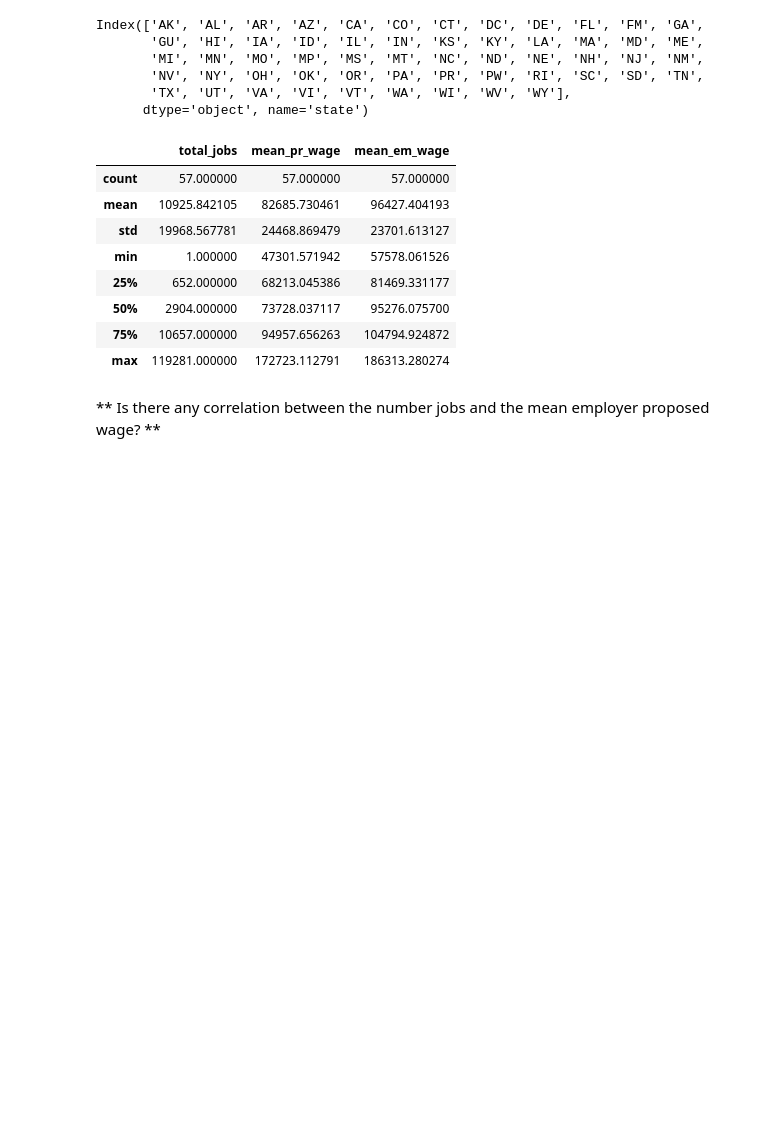
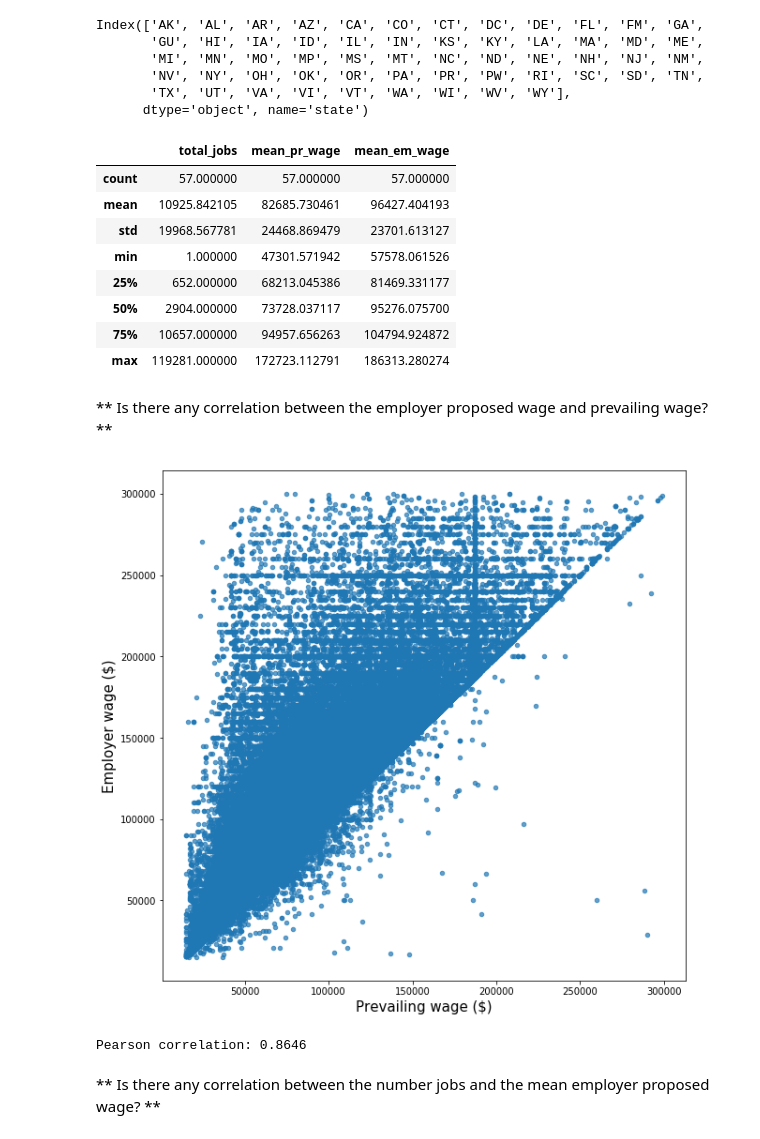
Before and after one commit to pdagger/Springboard_Data_Science, a Jupyter notebook: Capstone_Project_1/Data_visualization.ipynb, the cells around one changed output. Drawn from its saved outputs; the diff is of its cells as text; code cells hidden in the pictures; blank space fills up the shorter version.

```diff
--- a/Capstone_Project_1/Data_visualization.ipynb
+++ b/Capstone_Project_1/Data_visualization.ipynb
@@ -93,6 +93,22 @@ summary_jobs.describe()
 | 50% | 2904.000000 | 73728.037117 | 95276.075700 |
 | 75% | 10657.000000 | 94957.656263 | 104794.924872 |
 | max | 119281.000000 | 172723.112791 | 186313.280274 |
+# %% [markdown]
+** Is there any correlation between the employer proposed wage and prevailing wage? **
+# %%
+plt.figure(figsize=(10,10))
+filter1 = (data.prevailing_wage<300000) & (data.employer_wage<300000)
+plt.scatter(data.prevailing_wage[filter1], data.employer_wage[filter1], alpha=0.7, s=20)
+plt.xlabel('Prevailing wage ($)', size=15)
+plt.ylabel('Employer wage ($)', size=15)
+plt.title('')
+plt.show()
+
+pearson = np.corrcoef(data.prevailing_wage[filter1], data.employer_wage[filter1])[0,1]
+print("Pearson correlation: %.4f" %pearson)
+# %% [output]
+[figure, added]
+Pearson correlation: 0.8646
 # %% [markdown]
 ** Is there any correlation between the number jobs and the mean employer proposed wage? **
 # %%
```
